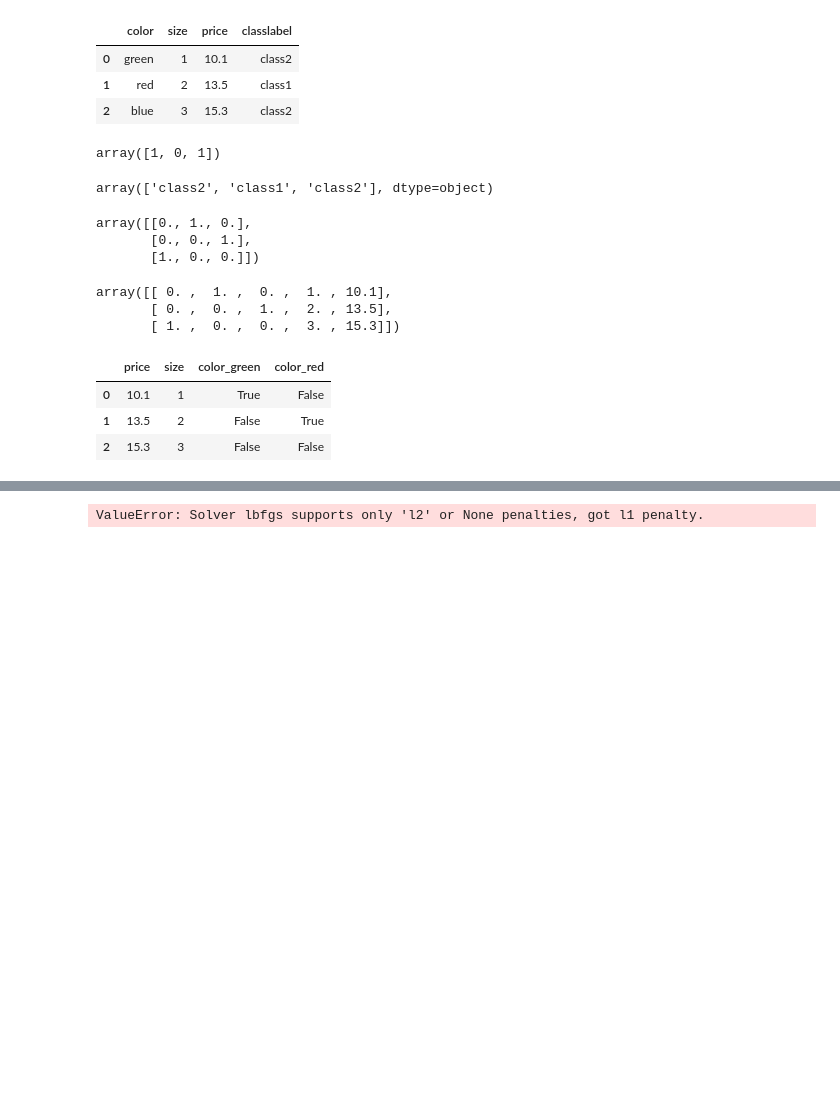
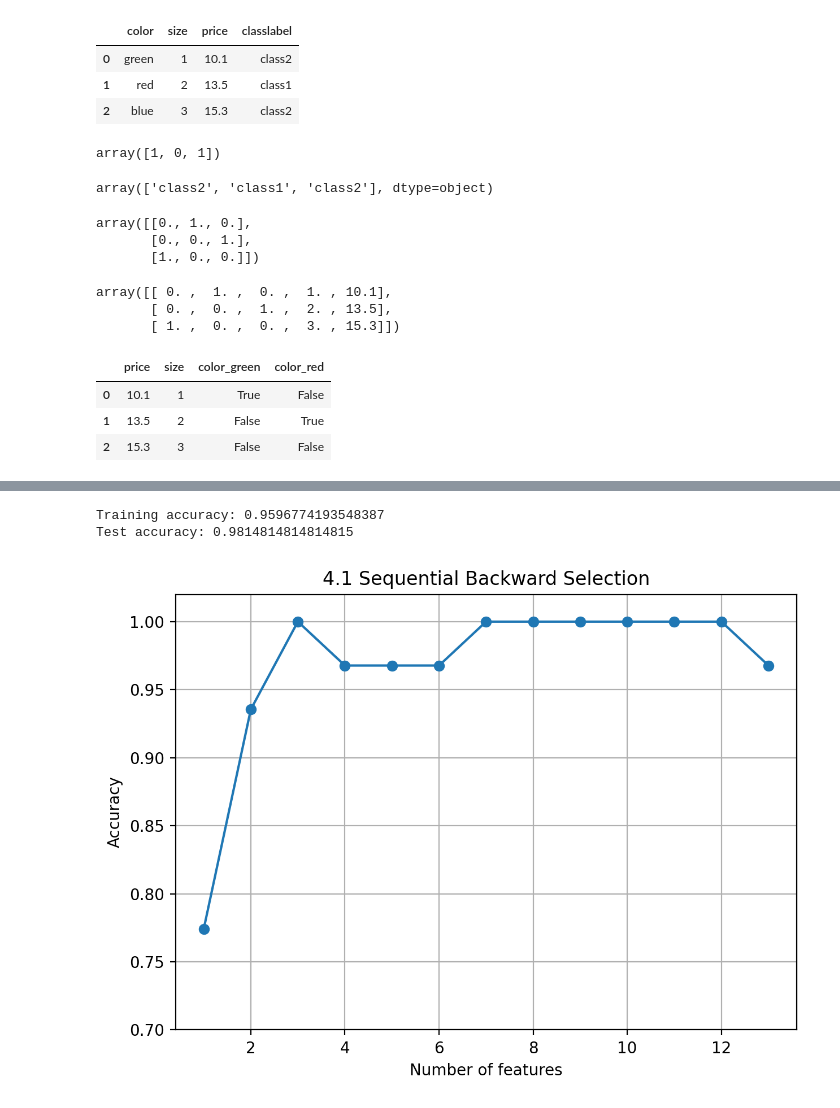
Before and after one commit to dae9999nam/COMP3314, a Jupyter notebook: COMP3314_Machine_Learning.ipynb, the cells around one changed output, grey strips where cells are left out. Cells and saved outputs as stored; diff of their text form; code cells hidden in the pictures; blank space fills up the shorter version.

```diff
--- a/COMP3314_Machine_Learning.ipynb
+++ b/COMP3314_Machine_Learning.ipynb
@@ -868,3 +868,8 @@ pd.get_dummies(df2[['price', 'color', 'size']], drop_first=True)
 | 0 | 10.1 | 1 | True | False |
 | 1 | 13.5 | 2 | False | True |
 | 2 | 15.3 | 3 | False | False |
+# %%
+#From here, we use UCL Wine Dataset
+# 178 wine samples with 13 features describing their different chemical properties
+df_wine = pd.read_csv('https://archive.ics.uci.edu/ml/machine-learning-databases/wine/wine.data', header=None)
+df_wine
@@ -870,0 +890,6 @@ pd.get_dummies(df2[['price', 'color', 'size']], drop_first=True)
+# %%
+df_wine.columns = ['Class label', 'Alcohol', 'Malic acid', 'Ash', 'Alcalinity of ash', 'Magnesium', 'Total phenols',
+                   'Flavanoids', 'Nonflavanoid phenols', 'Proanthocyanins', 'Color intensity', 'Hue',
+                   'OD280/OD315 of diluted wines', 'Proline']
+print(np.unique(df_wine['Class label']))
+df_wine.head()
@@ -870,0 +904,8 @@ pd.get_dummies(df2[['price', 'color', 'size']], drop_first=True)
+# %%
+#Dataset splitting
+X, y = df_wine.iloc[:, 1:].values, df_wine.iloc[:, 0].values
+X_train, X_test, y_train, y_test = train_test_split(X, y, test_size=0.3, random_state=0, stratify=y)
+print(X_train.shape)
+print(X_test.shape)
+print(y_train.shape)
+print(y_test.shape)
@@ -891,7 +962,8 @@ lr.fit(X_train_std, y_train)
 print('Training accuracy:', lr.score(X_train_std, y_train))
 print('Test accuracy:', lr.score(X_test_std, y_test))
 # %% [output]
-ValueError: Solver lbfgs supports only 'l2' or None penalties, got l1 penalty.
+Training accuracy: 0.9596774193548387
+Test accuracy: 0.9814814814814815
 # %%
 from sklearn.base import clone
 from itertools import combinations
@@ -905,13 +977,14 @@ class SBS():
     self.k_features = k_features
     self.test_size = test_size
     self.random_state = random_state
+
   def fit(self, X, y):
     X_train, X_test, y_train, y_test = train_test_split(X, y, test_size=self.test_size, random_state=self.random_state)
     dim = X_train.shape[1]
     self.indices_ = tuple(range(dim))
     self.subsets_ = [self.indices_]
     score = self._calc_score(X_train, y_train, X_test, y_test, self.indices_)
-    self.sccores_ = [score]
+    self.scores_ = [score]
     while dim > self.k_features:
       scores = []; subsets = []
       for p in combinations(self.indices_, r = dim - 1):
@@ -923,12 +996,29 @@ class SBS():
       self.subsets_.append(self.indices_)
       dim -= 1
       self.scores_.append(scores[best])
-    self.k_score = self.scores_[-1]
+    self.k_score_ = self.scores_[-1]
     return self
   def transform(self, X):
     return X[:, self.indices_]
+
   def _calc_score(self, X_train, y_train, X_test, y_test, indices):
     self.estimator.fit(X_train[:, indices], y_train)
     y_pred = self.estimator.predict(X_test[:, indices])
     score = self.scoring(y_test, y_pred)
     return score
+# %%
+from sklearn.neighbors import KNeighborsClassifier
+knn = KNeighborsClassifier(n_neighbors=5)
+sbs = SBS(knn, k_features=1)
+sbs.fit(X_train_std, y_train)
+k_feat = [len(k) for k in sbs.subsets_]
+plt.plot(k_feat, sbs.scores_, marker='o')
+plt.ylim([0.7, 1.02])
+plt.ylabel('Accuracy')
+plt.xlabel('Number of features')
+plt.title('4.1 Sequential Backward Selection')
+plt.grid()
+plt.tight_layout()
+plt.show()
+# %% [output]
+[figure, added]
```
Also changed, not shown: parts of 19 cells of this notebook.
